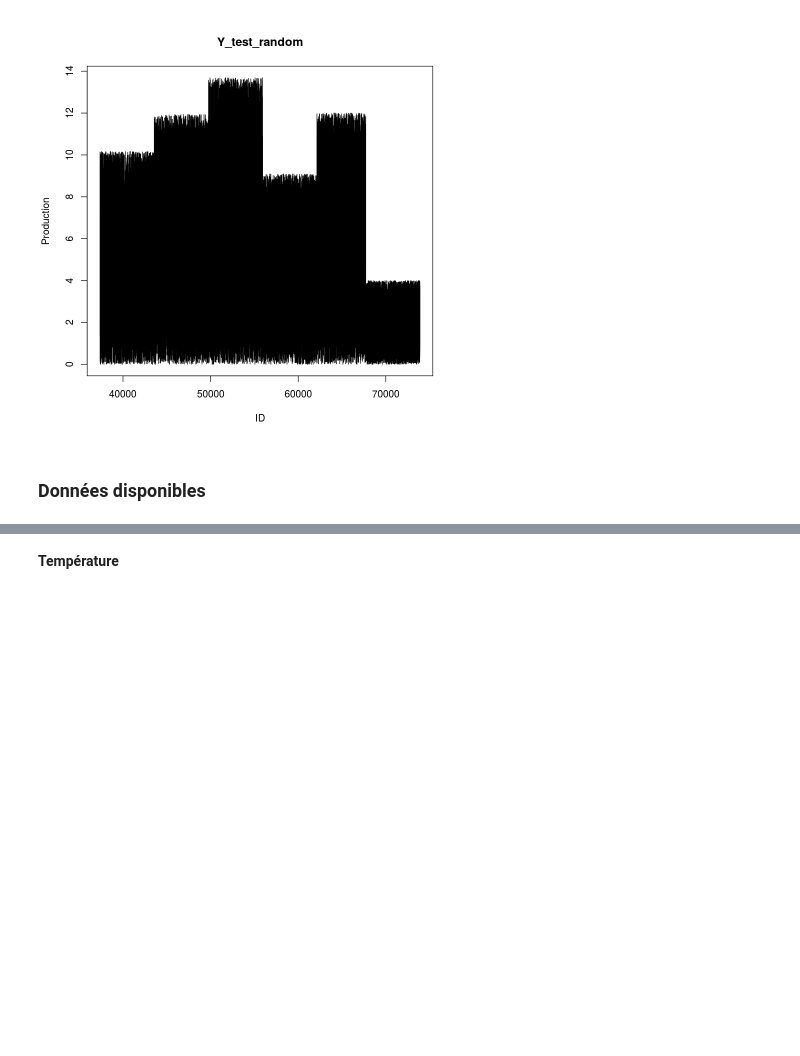
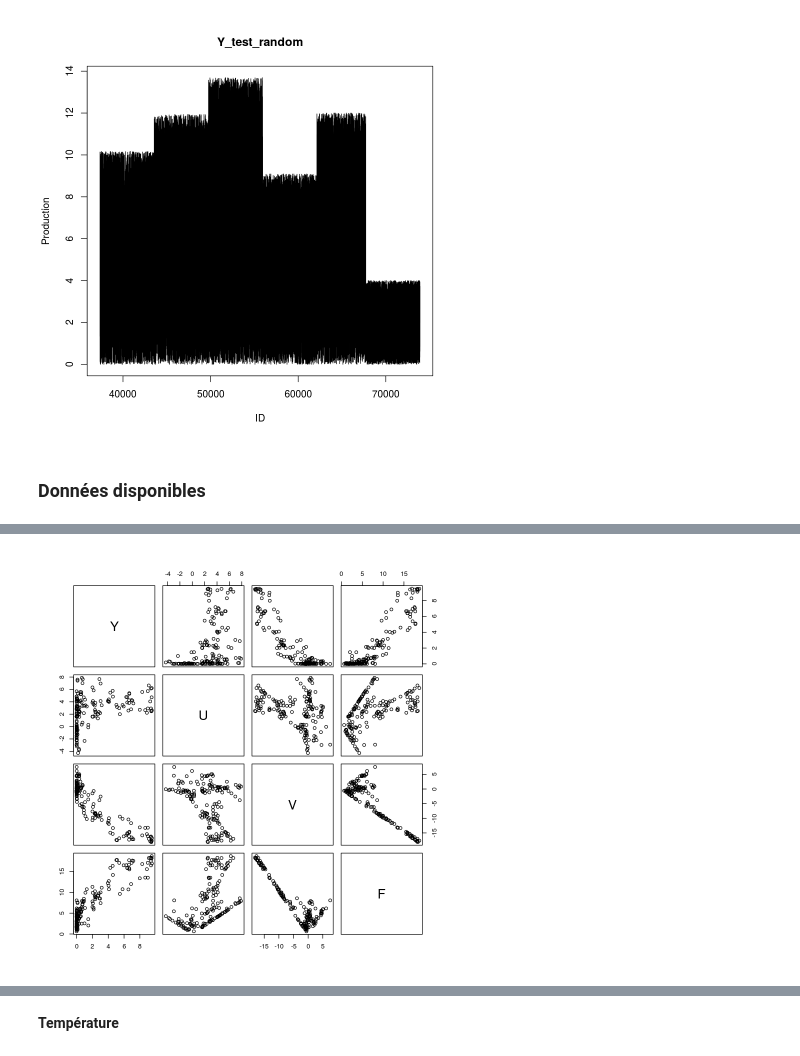
Before and after one commit to luc-dubreuil/GestionDeProjet4A, a Jupyter notebook: Travail/Adeline/Debut.ipynb, the cells around one changed output, grey strips where cells are left out. Cells and saved outputs as stored; diff of their text form; code cells hidden in the pictures; blank space fills up the shorter version.

```diff
--- a/Travail/Adeline/Debut.ipynb
+++ b/Travail/Adeline/Debut.ipynb
@@ -26,3 +26,11 @@ plot(Y_test_random, type="l", main = "Y_test_random")
 [figure]
 # %% [markdown]
 ### Données disponibles
+# %%
+subsetL <- 25:192   # WF1 - Week 1
+subsetC <- 16:18    # NWP1 - Yesterday 00h - U,V,T
+# %%
+data1 <- X_train[subsetL, subsetC]
+data2 <- cbind(Y_train[subsetL, -1], data1)
+names(data2) = c("Y","U","V","T")
+summary(data2)
@@ -28,0 +47,6 @@ plot(Y_test_random, type="l", main = "Y_test_random")
+# %%
+subsetVent <- c("Y","U","V")
+data3 <- data2[ , subsetVent]
+# %%
+data3$F <- sqrt(data3$U^2 + data3$V^2)
+summary(data3)
@@ -28,0 +61,4 @@ plot(Y_test_random, type="l", main = "Y_test_random")
+# %%
+pairs(data3)
+# %% [output]
+[figure, added]
```
Also changed, not shown: parts of 8 cells of this notebook.
